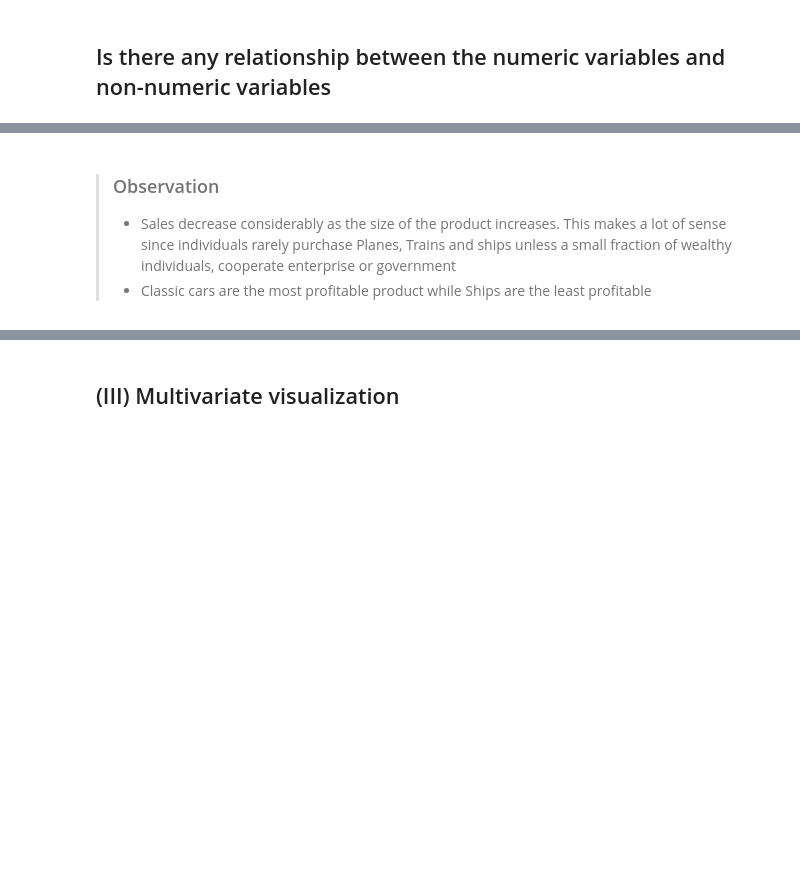
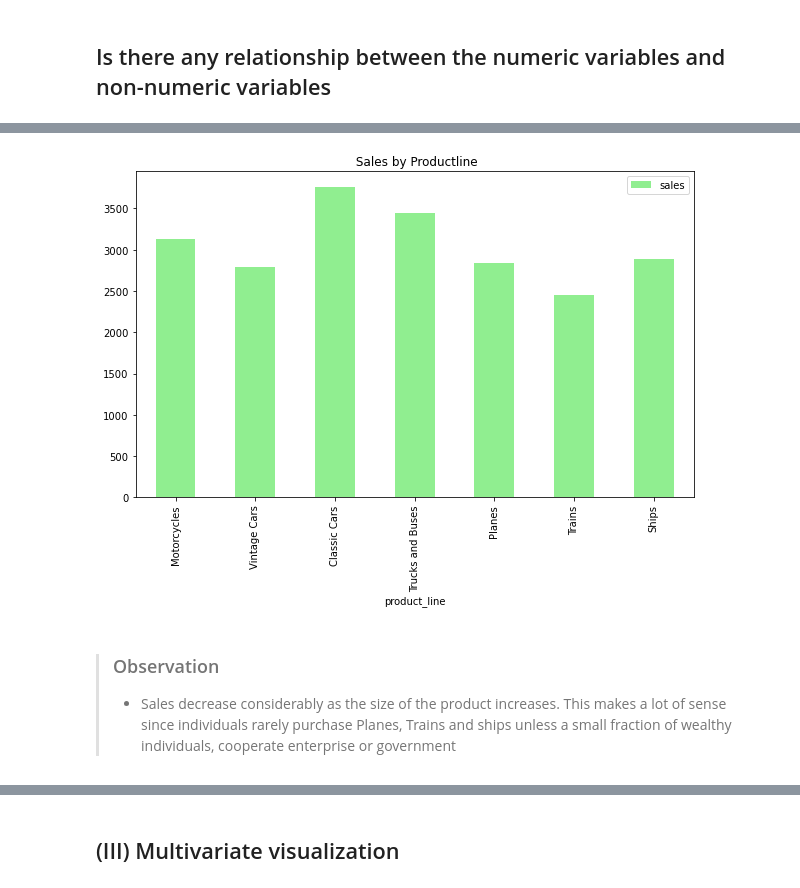
Before and after one commit to Biob-scientist/Sales_analytics, a Jupyter notebook: sales_exploratory_analysis.ipynb, the cells around one changed output, grey strips where cells are left out. Saved outputs shown, nothing was run; the diff lists cells and outputs as text; code cells hidden in the pictures; blank space fills up the shorter version.

```diff
--- a/sales_exploratory_analysis.ipynb
+++ b/sales_exploratory_analysis.ipynb
@@ -506,10 +517,10 @@ df[df['profit']>10].groupby('customer_name')[['profit']].mean().sort_values(by='
 # %%
-print("\n")
-print('The number of profitable sales throughout the period is',df[df['profit']>0].shape[0],'({})%'.format(round(df[df['profit']>0].shape[0]/df.shape[0]*100,1)))
-print("\n")
-df[df.profit>0].pivot_table( index=['product_line'],values=['sales','profit'], aggfunc='median',).plot(kind='bar',stacked=True,color=['lightgreen','grey'],figsize=[10,6]);
+
+df.pivot_table( index=['product_line'],values=['sales'], aggfunc='median',).plot(kind='bar',stacked=True,color=['lightgreen','grey'],figsize=[10,6],title=" Sales by Productline");
+
 plt.show()
+# %% [output]
+[figure, added]
 # %% [markdown]
 >### Observation
 >- Sales decrease considerably as the size of the product increases. This makes a lot of sense since individuals rarely purchase Planes, Trains and ships unless a small fraction of wealthy individuals, cooperate enterprise or government
->- Classic cars are the most profitable product while Ships are the least profitable
```
Also changed, not shown: parts of 28 cells of this notebook.
